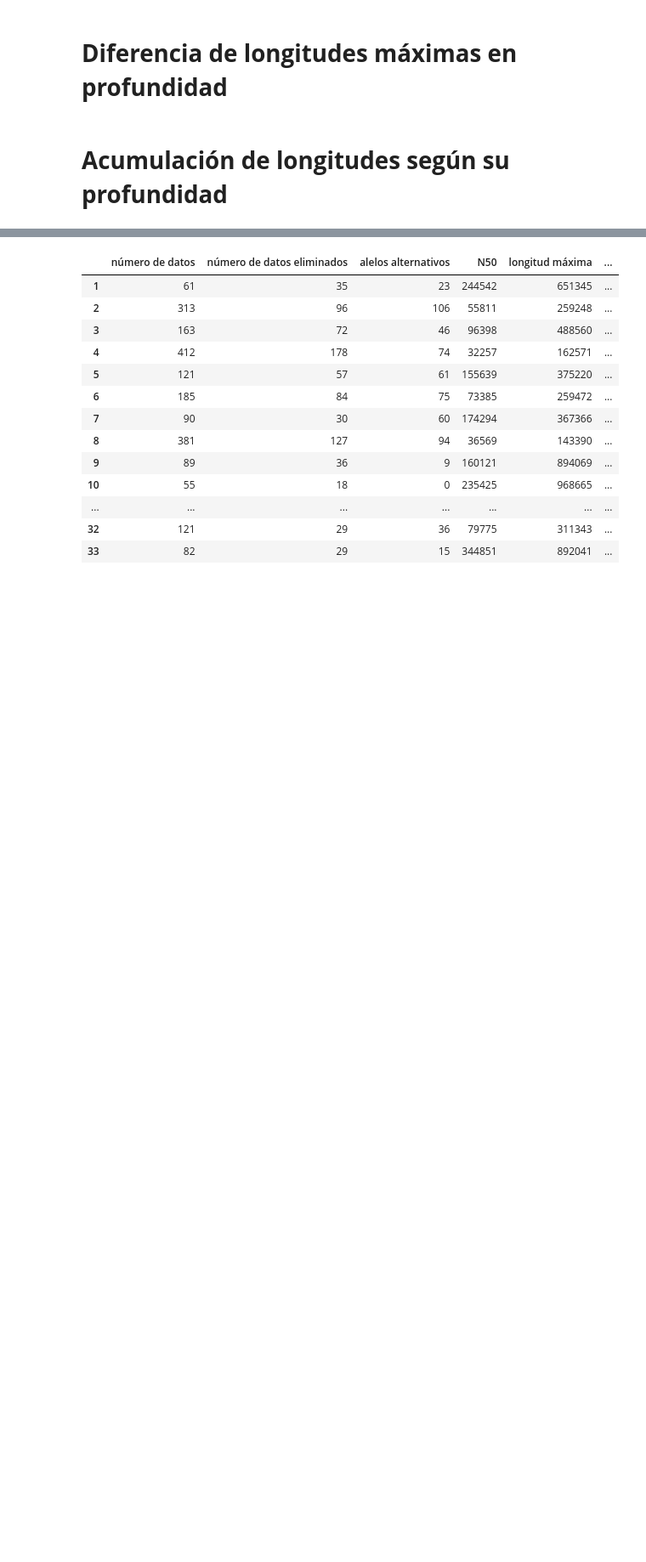
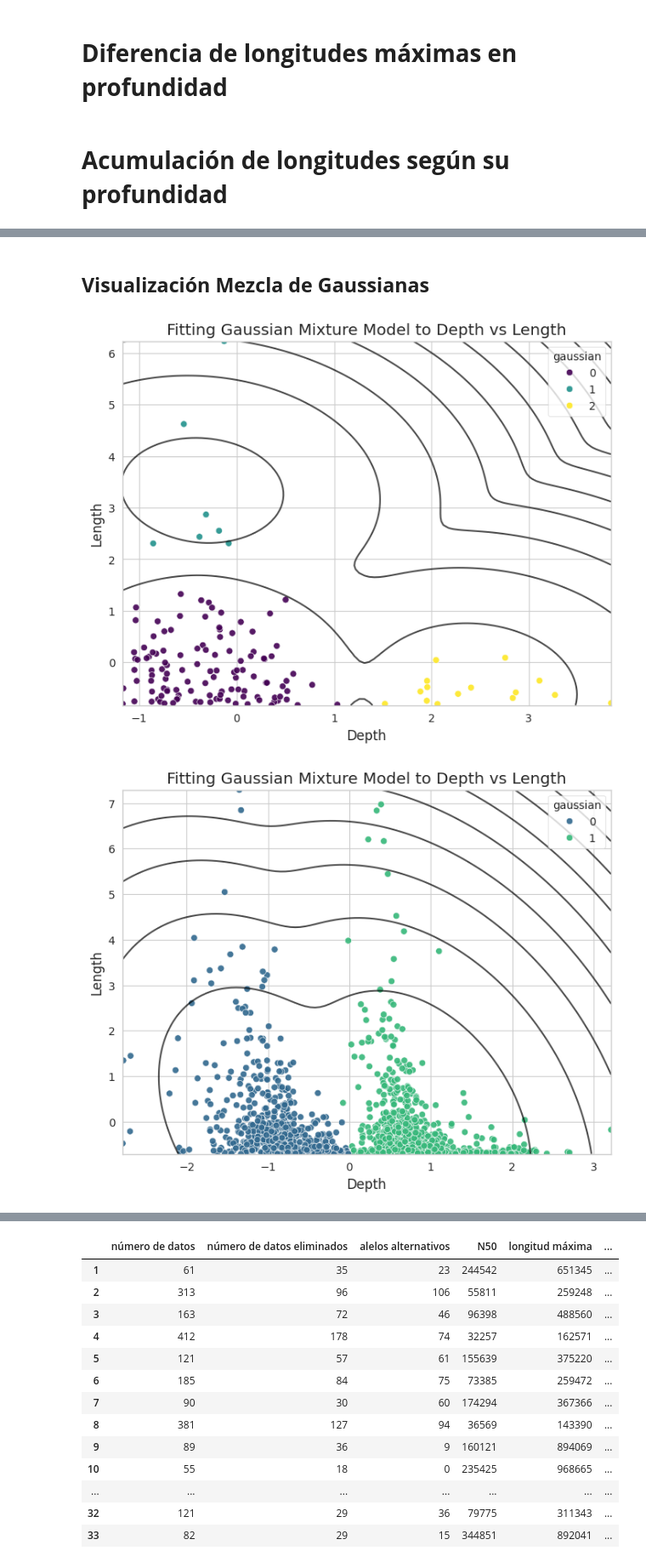
Before and after one commit to metaute73/Proyecto-Gen-mica-2024-2, a Jupyter notebook: Sprint 3 Clasificación/Avances_19_de_Febrero.ipynb, the cells around one changed output, grey strips where cells are left out. Shown: that part at 85% size. Drawn from its saved outputs; the diff is of its cells as text; code cells hidden in the pictures; blank space fills up the shorter version.

```diff
--- a/Sprint 3 Clasificación/Avances_19_de_Febrero.ipynb
+++ b/Sprint 3 Clasificación/Avances_19_de_Febrero.ipynb
@@ -263,0 +233,9 @@ print(processing[1])
+# %% [markdown]
+## **Visualización Mezcla de Gaussianas**
+# %%
+df = mezcla_de_gaussianas(df, 3)
+
+df2 = mezcla_de_gaussianas(df2,2)
+# %% [output]
+[figure, added]
+[figure, added]
```
Also changed, not shown: parts of 9 cells of this notebook, 1 other file.
